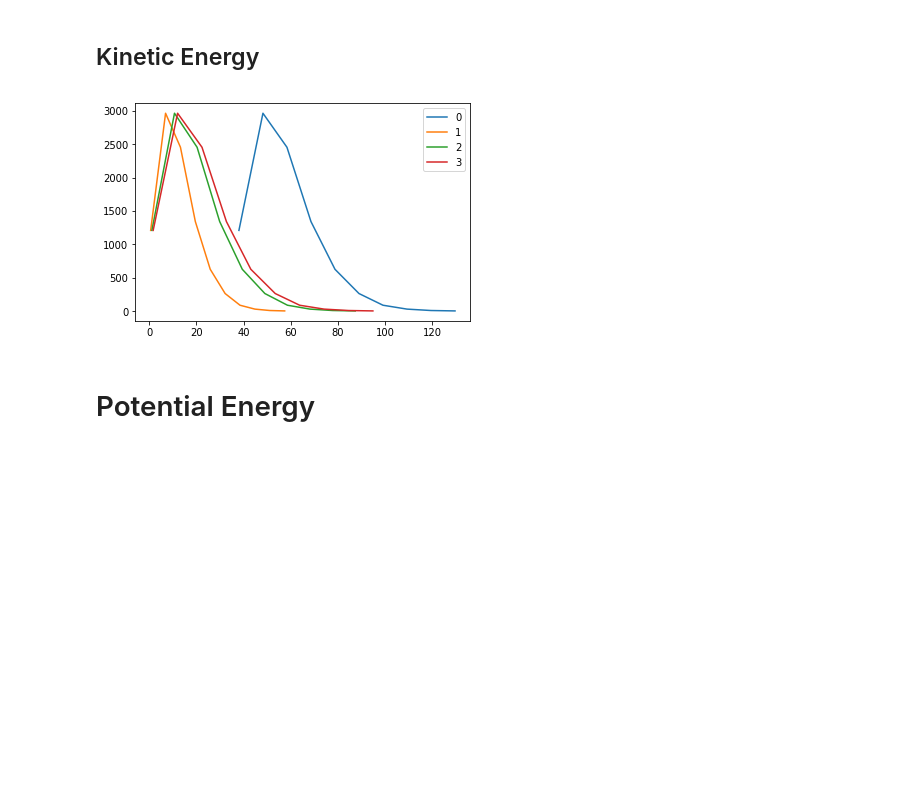
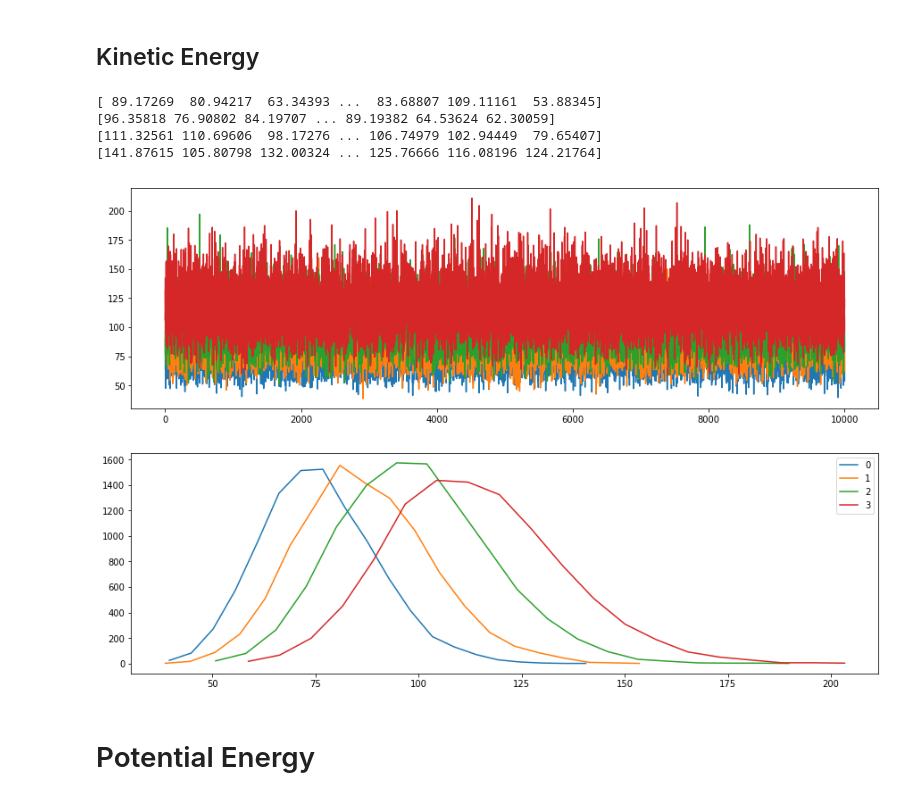
Before and after one commit to spirilaurentiu/Robosample, a Jupyter notebook: tools/rexz.ipynb, the cells around one changed output. Drawn from its saved outputs; the diff is of its cells as text; code cells hidden in the pictures; blank space fills up the shorter version.

```diff
--- a/tools/rexz.ipynb
+++ b/tools/rexz.ipynb
@@ -230,7 +493,7 @@ FNList = glob.glob("out.*")
 #print(FNList)
 
 nofWorlds = 0
-with open("inp.td.dT200.2001", "r") as F:
+with open("inp.ic.dT200.1000", "r") as F:
     all_lines = F.readlines()
     linei = -1
     for line in all_lines:
@@ -249,9 +512,7 @@ nofWorlds = 2
 # %% [output]
 nofWorlds 3
 # %%
-
-
-
+#
 nofReplicas = 0
 Ts = np.zeros((1))
 worlds = np.zeros((1, nofWorldsPerReplica))
@@ -259,7 +520,7 @@ tss = np.zeros((1, nofWorldsPerReplica))
 mdsteps = np.zeros((1, nofWorldsPerReplica))
 spr = np.zeros((1, nofWorldsPerReplica))
 
-with open("trex.td.dT200.dat", "r") as F:
+with open("trex.ic.dT200.dat", "r") as F:
     all_lines = F.readlines()
     linei = -1
     for line in all_lines:
@@ -404,8 +680,8 @@ Ix_acc = 7
 #k = 0
 #print(outD[:,k,0,Ix_T])
 
-thermoStateD = np.zeros((10000, nofReplicas, nofWorldsPerReplica, 8)) * np.nan
-mix = np.zeros((10000, nofReplicas)) * np.nan
+thermoStateD = np.zeros((nofRounds, nofReplicas, nofWorldsPerReplica, 8)) * np.nan
+mix = np.zeros((nofRounds, nofReplicas)) * np.nan
 
 thermoIx = 0
 thermoT = Ts[0]
@@ -414,9 +690,12 @@ for D in outD:
     batchi += 1
     replicai = -1
     for replica in D:
+        #print(replica)
         replicai += 1
         for tix in range(Ts.size):
-            if replica[0, 0] == Ts[tix]:
+            if (replica[0, 0] - Ts[tix]) < 0.000001:
                 thermoStateD[batchi, tix] = replica
                 mix[batchi, tix] = replicai
-                #mix[batchi, replicai] = tix
+                break
+
+print(mix)
@@ -425,20 +712,30 @@ for D in outD:
 # %%
 import matplotlib
 import matplotlib.pyplot as plt
 
 # Kinetic energy
 KHists = []
+ke_prop = [None] * nofReplicas
 for k in range(nofReplicas):
-    h = np.histogram(thermoStateD[:,k,1,Ix_ke_prop][0:9000])
+    ke_prop[k] = thermoStateD[:,k,1,Ix_ke_prop]
+    print(ke_prop[k])
+    ke_prop[k] = ke_prop[k][np.logical_not(np.isnan(ke_prop[k]))]
+    h = np.histogram(ke_prop[k], bins = 20)
     KHists.append(h)
-fig, axs = plt.subplots(1, 1)
+
+plt.rcParams['figure.figsize'] = [15, 10]
+fig, axs = plt.subplots(2, 1)
 for k in range(nofReplicas):
-    plt.plot(KHists[k][1][:-1], h[0], label = str(k))
-    #plt.plot(thermoStates[:,k,1,Ix_ke_prop][0:9000], label = "T")
+    axs[0].plot(ke_prop[k], label = "T")
+    axs[1].plot(KHists[k][1][:-1], KHists[k][0], label = str(k))
 plt.legend()
 plt.show()
 # %% [output]
+[ 89.17269  80.94217  63.34393 ...  83.68807 109.11161  53.88345]
+[96.35818 76.90802 84.19707 ... 89.19382 64.53624 62.30059]
+[111.32561 110.69606  98.17276 ... 106.74979 102.94449  79.65407]
+[141.87615 105.80798 132.00324 ... 125.76666 116.08196 124.21764]
-[figure, old version]
+[figure, new version]
 # %% [markdown]
 <h1>  Potential Energy
 # %%
```
Also changed, not shown: parts of 19 cells of this notebook.
